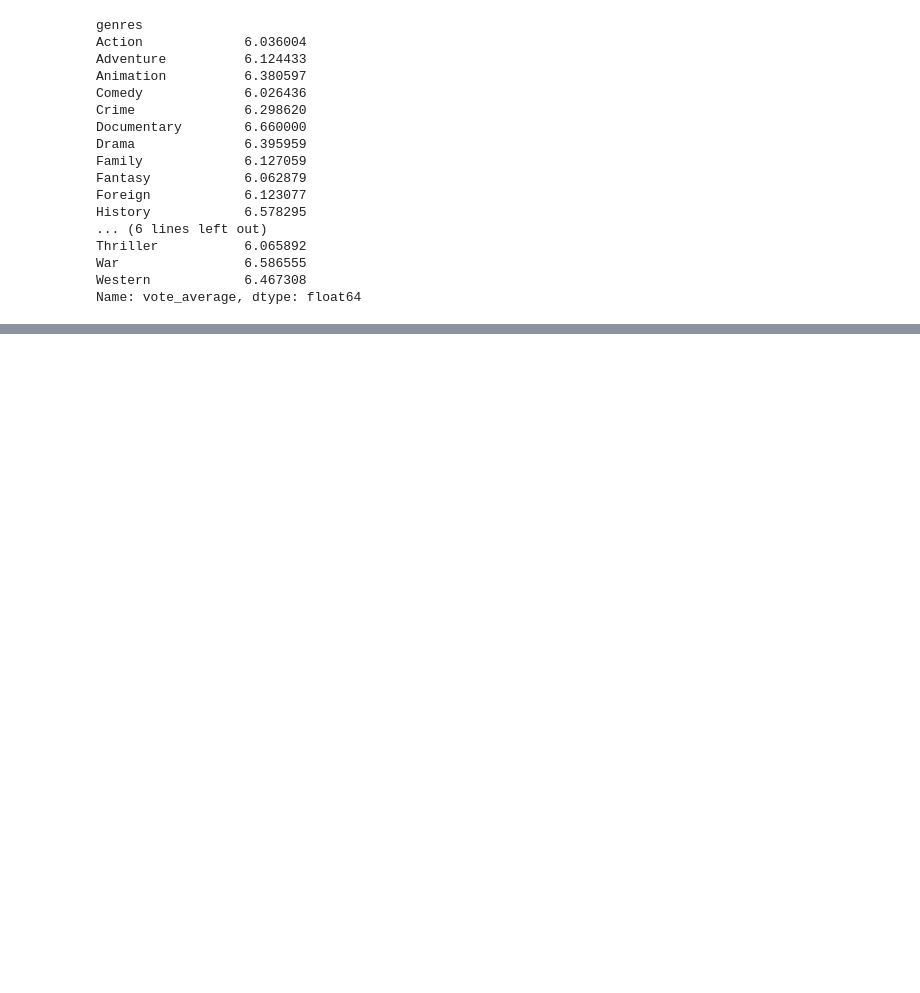
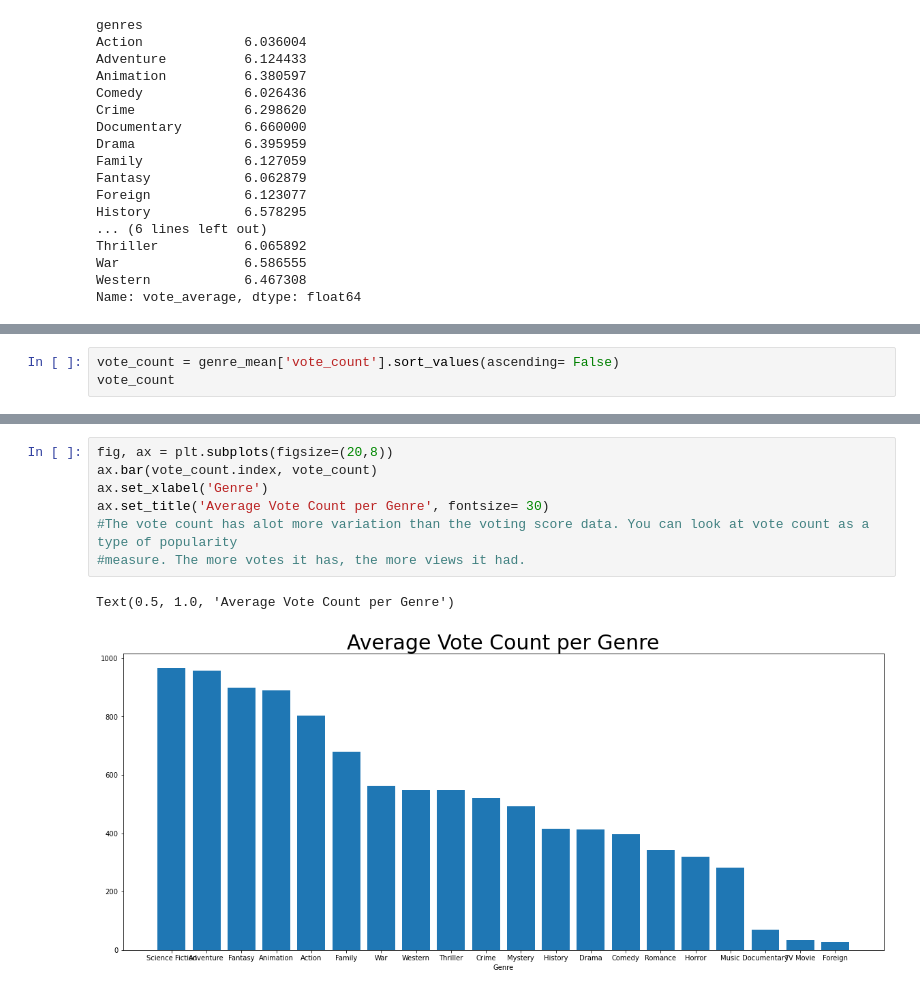
Before and after one commit to krbendol/movie_analysis_Microsoft, a Jupyter notebook: data/Kam'sProjectNotebook.ipynb, the cells around one changed output, grey strips where cells are left out. Cells and saved outputs as stored; diff of their text form; blank space fills up the shorter version.

Commit message:
updated visualizations

```diff
--- a/data/Kam'sProjectNotebook.ipynb
+++ b/data/Kam'sProjectNotebook.ipynb
@@ -223,3 +266,6 @@ ax.set_title('Average Vote by Genre', fontsize= 30)
 # %% [output]
 Text(0.5, 1.0, 'Average Vote by Genre')
 [figure]
+# %%
+vote_count = genre_mean['vote_count'].sort_values(ascending= False)
+vote_count
@@ -225,0 +290,10 @@ Text(0.5, 1.0, 'Average Vote by Genre')
+# %%
+fig, ax = plt.subplots(figsize=(20,8))
+ax.bar(vote_count.index, vote_count)
+ax.set_xlabel('Genre')
+ax.set_title('Average Vote Count per Genre', fontsize= 30)
+#The vote count has alot more variation than the voting score data. You can look at vote count as a type of popularity
+#measure. The more votes it has, the more views it had.
+# %% [output]
+Text(0.5, 1.0, 'Average Vote Count per Genre')
+[figure, added]
```
Also changed, not shown: parts of 17 cells of this notebook.
